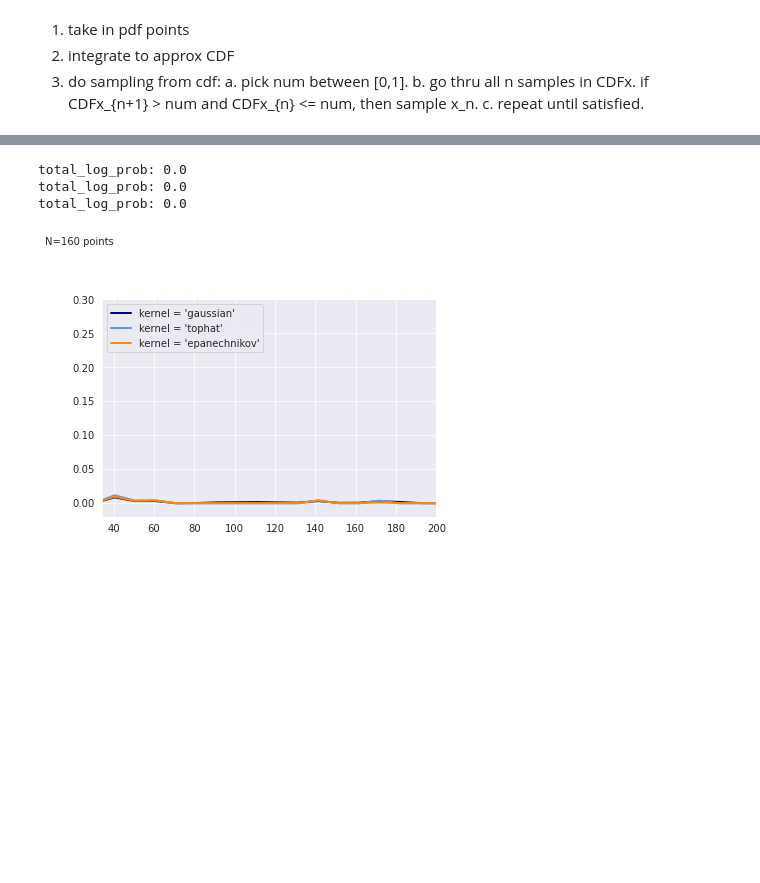
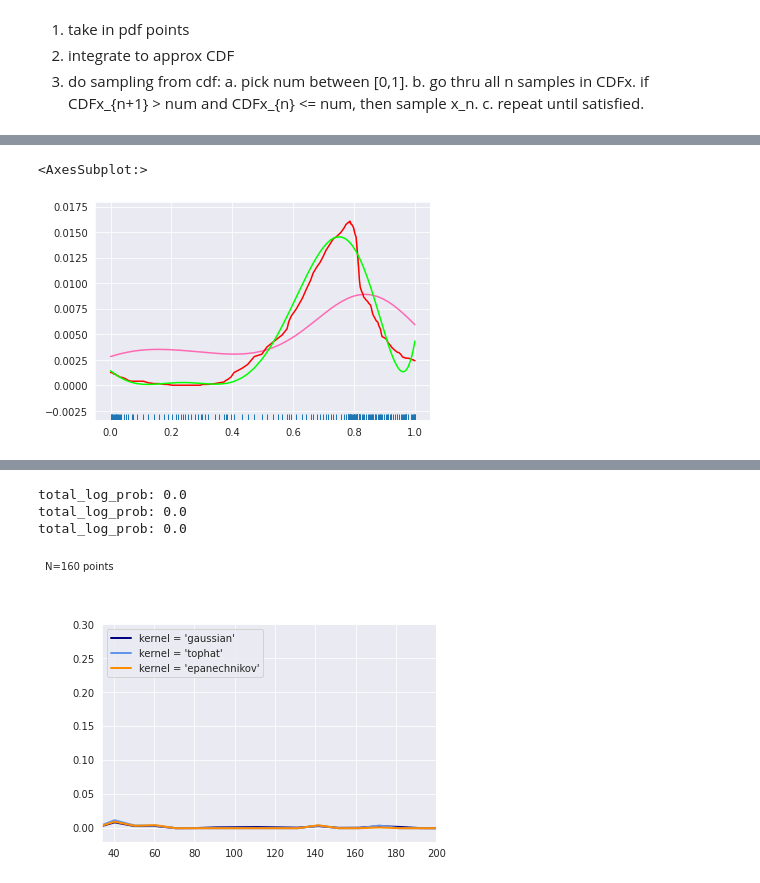
Before and after one commit to RoboTums/drawprobabilities, a Jupyter notebook: development/fitter_playground.ipynb, the cells around one changed output, grey strips where cells are left out. Drawn from its saved outputs; the diff is of its cells as text; code cells hidden in the pictures; blank space fills up the shorter version.

```diff
--- a/development/fitter_playground.ipynb
+++ b/development/fitter_playground.ipynb
@@ -194,0 +201,18 @@ sns.kdeplot(x=point_df.X,bw_adjust=0.8)
+# %%
+#
+
+smooth = 0.3
+kde = KernelDensity(kernel='gaussian', bandwidth=0.15).fit(X[:,np.newaxis])
+
+smpl = kde.score_samples(X[:,np.newaxis])
+
+
+#sns.kdeplot(x=X,color='maroon',bw=smooth,common_norm=True)
+sns.lineplot(x=X,y=np.exp(smpl)/np.exp(smpl).sum(),color='hotpink')
+sns.lineplot(x=X,y=Y/Y.sum(),color='red')
+sns.rugplot(x=X)
+pol = np.polyval(np.polyfit(x=X,y=Y,deg=7),X)
+sns.lineplot(x=X,y=pol/pol.sum(),color='lime')
+# %% [output]
+<AxesSubplot:>
+[figure, added]
```
Also changed, not shown: parts of 39 cells of this notebook.
